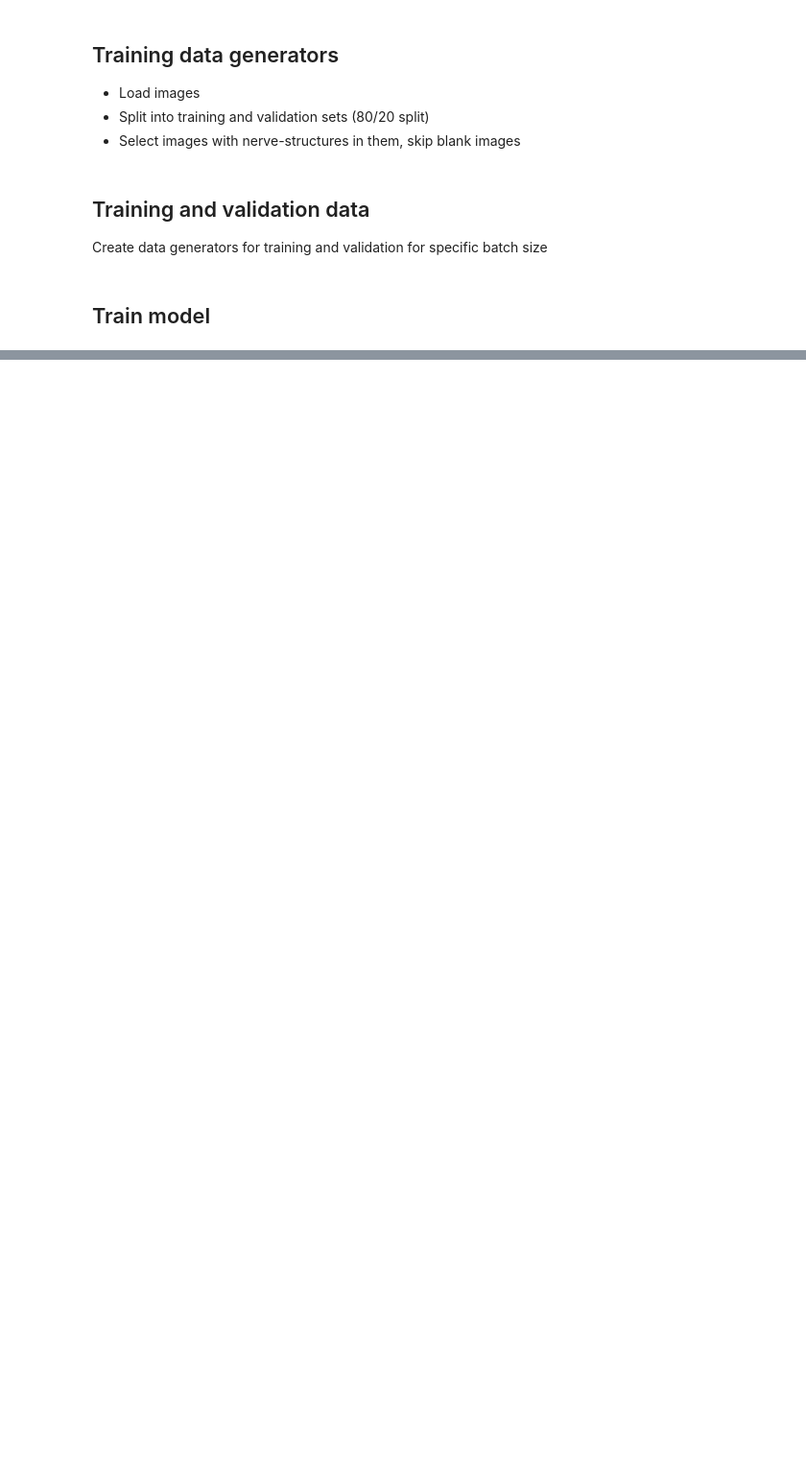
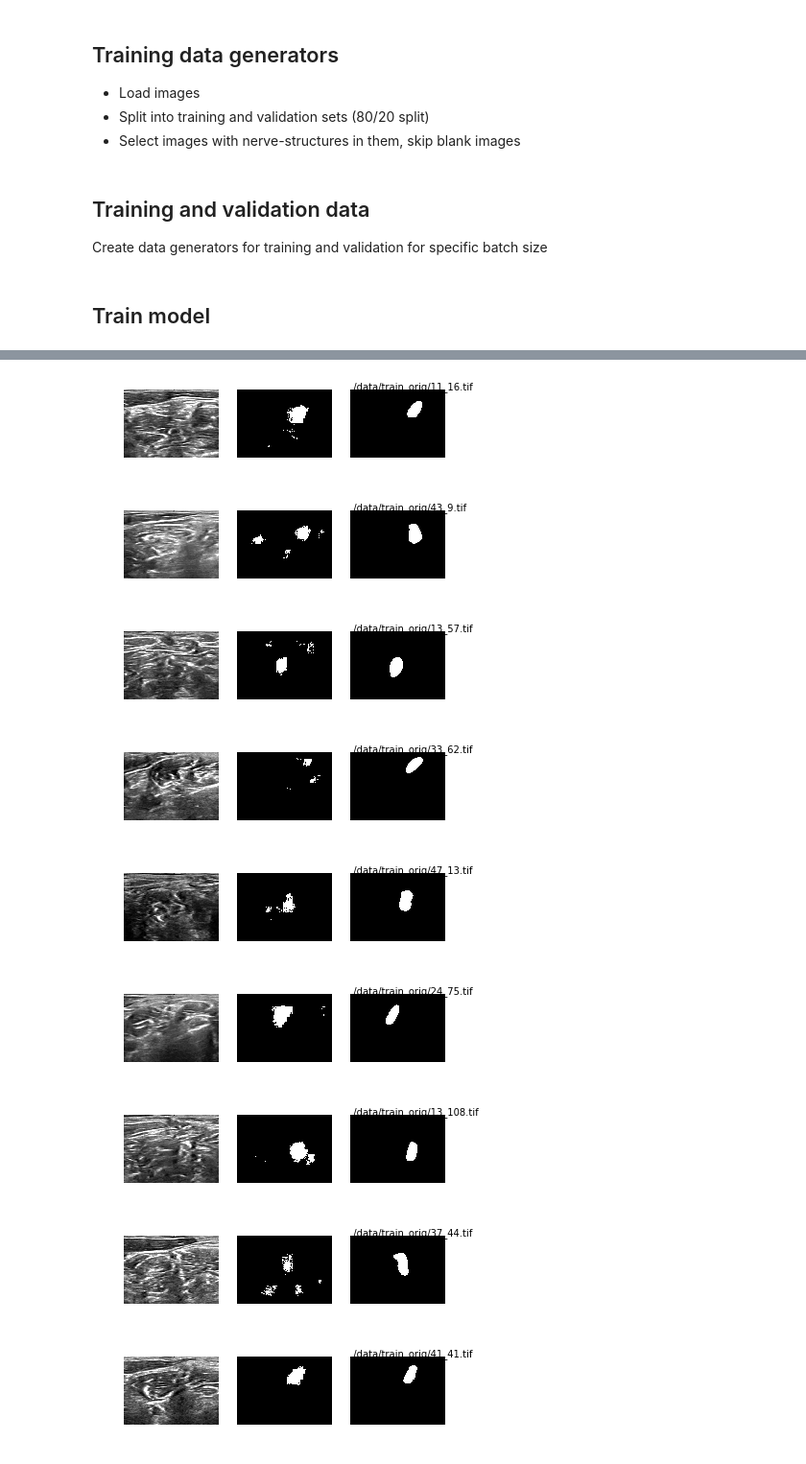
Before and after one commit to cygnus77/nerve-segmentation, a Jupyter notebook: nerve-segmentation-train-1-class.ipynb, the cells around one changed output, grey strips where cells are left out. Shown: that part at 96% size. Saved outputs shown, nothing was run; the diff lists cells and outputs as text; code cells hidden in the pictures; blank space fills up the shorter version.

Commit message:
10epochs

```diff
--- a/nerve-segmentation-train-1-class.ipynb
+++ b/nerve-segmentation-train-1-class.ipynb
@@ -58,7 +60,7 @@ data_dir = './data/'
 Load pre-trained VGG16 model that is trained on ImageNet data.
 # %%
 base_model = VGG16(include_top=False, weights='imagenet', input_shape=(IMAGE_HT, IMAGE_WD, 3))
-FROZEN_LAYERS = 0
+FROZEN_LAYERS = 15
 # Freeze layers
 for idx,layer in enumerate(base_model.layers):
   layer.trainable = idx >= FROZEN_LAYERS
@@ -109,9 +111,9 @@ x = Add()([x, base_model.get_layer('block3_conv3').output])
 
 x = Conv2DTranspose(filters=num_classes, kernel_size=5, strides=4, padding='SAME', activation='sigmoid', kernel_regularizer=regularizer)(x)
 
-probs = Reshape((-1, num_classes))(x)
+logits = Reshape((-1, num_classes))(x)
 
-model = Model(inputs=base_model.input, outputs=probs)
+model = Model(inputs=base_model.input, outputs=logits)
 # %% [markdown]
 ## Loss function
 - Define custom loss function to do calculate cross-entropy
@@ -235,7 +226,7 @@ val_gen = DataGenerator(validation_list, batch_size, input_preprocessor = keras.
 # %% [markdown]
 ## Train model
 # %%
-epochs = 5
+epochs = 10
 saveWeights = ModelCheckpoint(filepath='./data/weights.hdf5', verbose=1, save_best_only=True)
-model.fit_generator(train_gen, validation_data = val_gen, epochs=epochs, checkpoints=[saveWeights])
+model.fit_generator(train_gen, validation_data = val_gen, epochs=epochs, callbacks=[saveWeights])
 # %% [output]
@@ -255,10 +250,0 @@ Epoch 5/5
-# %%
-dg = DataGenerator([],1, keras.applications.vgg16.preprocess_input)
-img = dg.inputimage('./data/train_orig/1_8.tif')
-X = img.reshape((1,*img.shape))
-Y = model.predict(X)
-y = Y.reshape(416, 576)
-a=np.zeros(y.shape)
-a[y > 0.5] = 255
-cv2.imwrite('./output.pbm', a)
-print(np.min(Y), np.max(Y))
@@ -268,0 +257,37 @@ model.save_weights('./data/model-2018-02-03.hdf5')
+# %%
+%matplotlib inline
+
+sample_batch = DataGenerator(validation_list, 1, input_preprocessor = keras.applications.vgg16.preprocess_input)
+
+for idx in range(10):
+    X, label = sample_batch[idx]
+    pred = model.predict(X).reshape(IMAGE_HT, IMAGE_WD)
+    y=np.zeros(pred.shape)
+    y[pred > 0] = 255
+
+    plt.figure()
+
+    img = sample_batch.imread(sample_batch.x[idx])
+    plt.subplot(1, 3, 1)
+    plt.axis('off')
+    plt.imshow(img, cmap='gray')
+
+    plt.subplot(1, 3, 2)
+    plt.axis('off')
+    plt.imshow(y, cmap='gray')
+
+    plt.subplot(1, 3, 3)
+    plt.axis('off')
+    plt.imshow(label.reshape(IMAGE_HT, IMAGE_WD), cmap='gray')
+
+    plt.text(0, 0, sample_batch.x[idx], fontsize=10)
+# %% [output]
+[figure, added]
+[figure, added]
+[figure, added]
+[figure, added]
+[figure, added]
+[figure, added]
+[figure, added]
+[figure, added]
+[figure, added]
```
Also changed, not shown: parts of 11 cells of this notebook.
